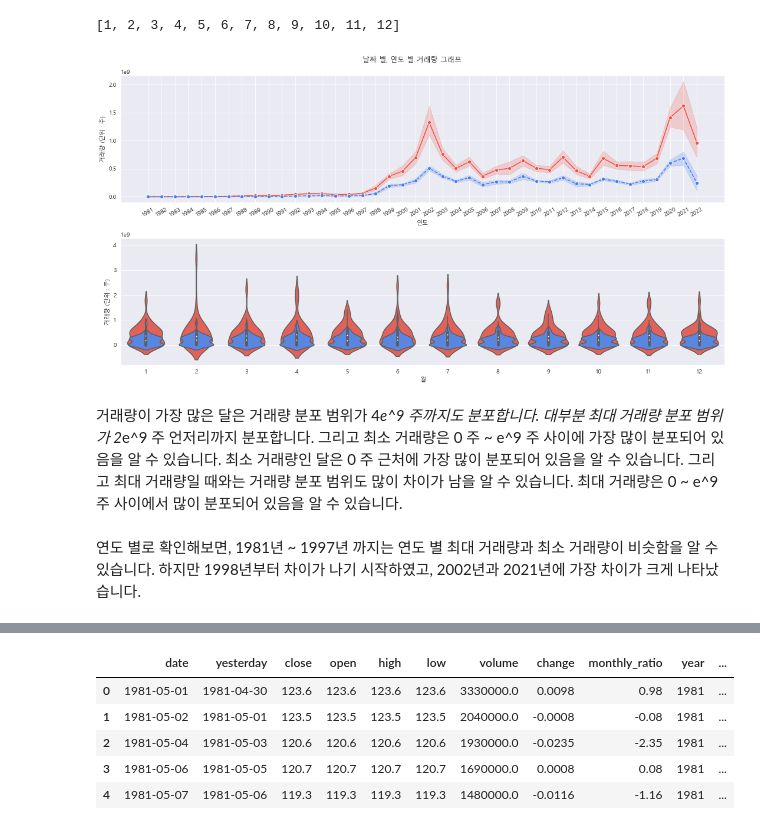
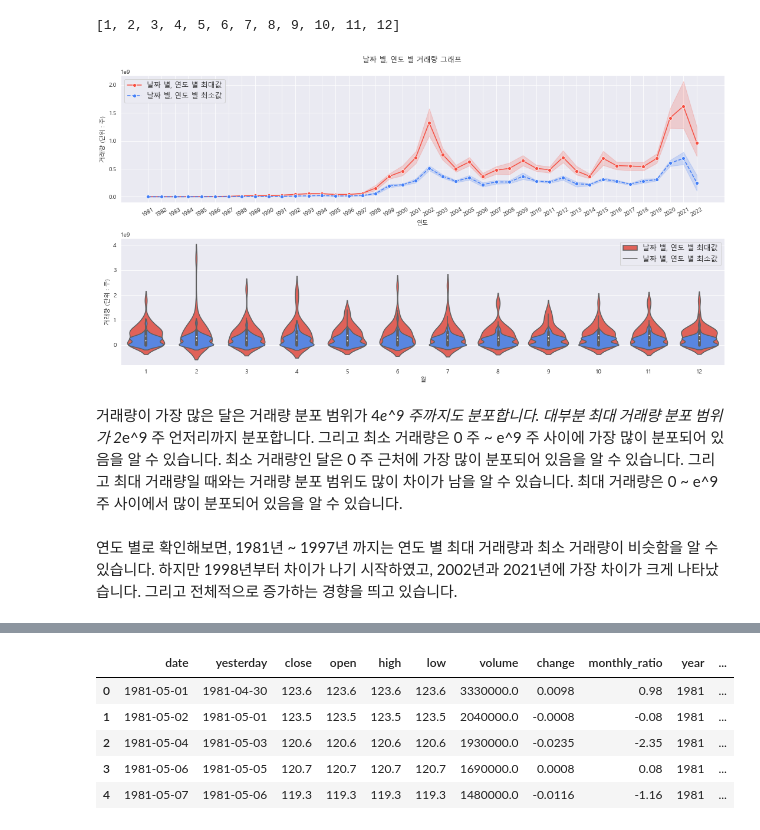
Before and after one commit to NohJeongKim/dacon-kospi, a Jupyter notebook: kospi.ipynb, the cells around one changed output, grey strips where cells are left out. Cells and saved outputs as stored; diff of their text form; code cells hidden in the pictures.

```diff
--- a/kospi.ipynb
+++ b/kospi.ipynb
@@ -185,9 +185,9 @@ df_copy
 | 11023 | 2022-08-31 | 2472.05 | 2433.47 | 2473.75 | 2426.14 | 397290.0 | 0.0086 | 0.86 | 2022 | 8 | ... |
 11024 rows × 12 columns
 # %%
-pd_close=pd.DataFrame(df_copy["open"]/(1+df_copy["change"]))
+pd_close=pd.DataFrame(df_copy["close"]/(1+df_copy["change"]))
 pd_close.columns=["pd_close"] # columns 오류가 나면, 리스트를 넣어주면 됩니다. 그러면 오류가 해결할 수 있습니다.
-pd_close # 그 전날 종가를 의미합니다.
+pd_close # 그 전날 종가를 의미합니다. (전일 종가)
 # %% [output]
 |  | pd_close |
 | 0 | 122.400475 |
@@ -398,27 +400,30 @@ list(np.arange(1, df_copy["month"].nunique()+1))
 # %%
 fig, ax=plt.subplots(2, 1, figsize=(15,8))
 
-_=sns.lineplot(data=df_max, x="year", y="volume", ax=ax[0], marker="o", color="#F64F42")
+_=sns.lineplot(data=df_max, x="year", y="volume", ax=ax[0], marker="o", color="#F64F42", label="날짜 별, 연도 별 최대값")
 _=sns.violinplot(data=df_max, x="month", y="volume", ax=ax[1], color="#F64F42")
-_=sns.lineplot(data=df_min.reset_index(), x="year", y="volume", ax=ax[0], marker="o", linestyle="--", color="#437EF6")
+_=sns.lineplot(data=df_min.reset_index(), x="year", y="volume", ax=ax[0], marker="o", linestyle="--", color="#437EF6", label="날짜 별, 연도 별 최소값")
 _=sns.violinplot(data=df_min, x="month", y="volume", ax=ax[1], color="#437EF6")
 
 _=ax[0].set_xlabel("연도")
 _=ax[0].set_ylabel("거래량 (단위 : 주)")
 _=ax[1].set_xlabel("월")
 _=ax[1].set_ylabel("거래량 (단위 : 주)")
 
 _=ax[1].set_xticklabels(list(np.arange(1, df_copy["month"].nunique()+1)))
 _=ax[0].set_xticks(list(np.arange(df_copy["year"].unique()[0], df_copy["year"].unique()[-1]+1)))
 _=ax[0].set_xticklabels(list(np.arange(df_copy["year"].unique()[0], df_copy["year"].unique()[-1]+1)), rotation=30)
 # set_xticklabels(xlabels, rotation) 적어주기.
 
+_=ax[0].legend(loc="upper left", fontsize=12)
+_=ax[1].legend(["날짜 별, 연도 별 최대값", "날짜 별, 연도 별 최소값"], loc="upper right", fontsize=12)
+
 _=plt.suptitle("날짜 별, 연도 별 거래량 그래프")
 _=plt.tight_layout()
 plt.savefig("images/날짜 별, 연도 별 거래량 그래프.png", dpi=200, facecolor="white")
 # %% [output]
-[figure, old version]
+[figure, new version]
 # %% [markdown]
 거래량이 가장 많은 달은 거래량 분포 범위가 4*e^9 주까지도 분포합니다. 대부분 최대 거래량 분포 범위가 2*e^9 주 언저리까지 분포합니다. 그리고 최소 거래량은 0 주 ~ e^9 주 사이에 가장 많이 분포되어 있음을 알 수 있습니다. 최소 거래량인 달은 0 주 근처에 가장 많이 분포되어 있음을 알 수 있습니다. 그리고 최대 거래량일 때와는 거래량 분포 범위도 많이 차이가 남을 알 수 있습니다. 최대 거래량은 0 ~ e^9 주 사이에서 많이 분포되어 있음을 알 수 있습니다.
 # %% [markdown]
-연도 별로 확인해보면, 1981년 ~ 1997년 까지는 연도 별 최대 거래량과 최소 거래량이 비슷함을 알 수 있습니다. 하지만 1998년부터 차이가 나기 시작하였고, 2002년과 2021년에 가장 차이가 크게 나타났습니다.
+연도 별로 확인해보면, 1981년 ~ 1997년 까지는 연도 별 최대 거래량과 최소 거래량이 비슷함을 알 수 있습니다. 하지만 1998년부터 차이가 나기 시작하였고, 2002년과 2021년에 가장 차이가 크게 나타났습니다. 그리고 전체적으로 증가하는 경향을 띄고 있습니다.
```
Also changed, not shown: parts of 40 cells of this notebook, 11 other files.
